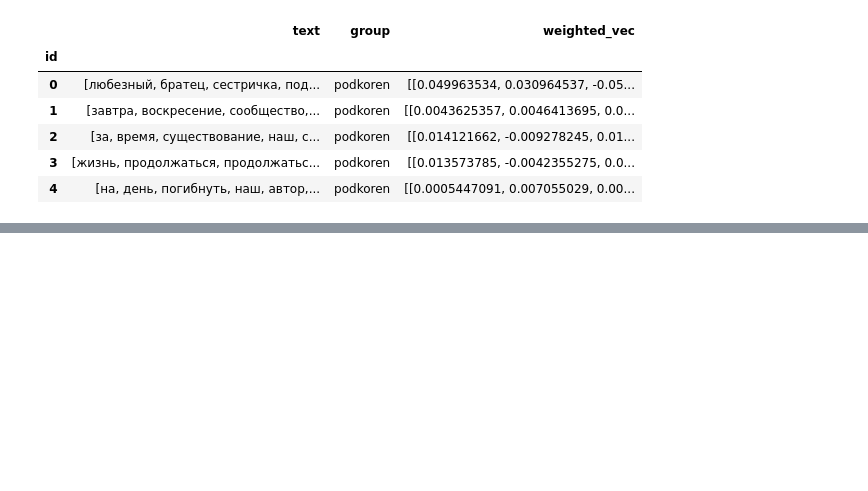
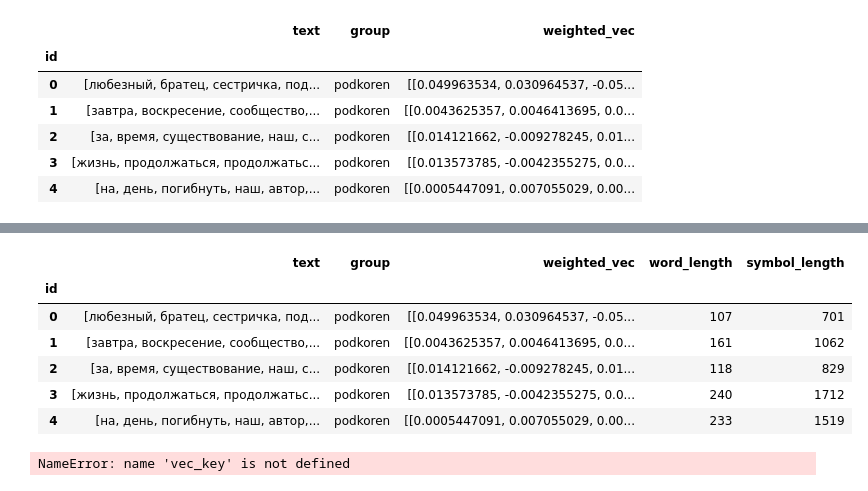
Before and after one commit to leramorozova/DS_Courses, a Jupyter notebook: LingvoDS_sect/DS_Project_sect.ipynb, the cells around one changed output, grey strips where cells are left out. Drawn from its saved outputs; the diff is of its cells as text; code cells hidden in the pictures; blank space fills up the shorter version.

```diff
--- a/LingvoDS_sect/DS_Project_sect.ipynb
+++ b/LingvoDS_sect/DS_Project_sect.ipynb
@@ -482,3 +482,6 @@ df.head()
 | 2 | [за, время, существование, наш, с... | podkoren | [[0.014121662, -0.009278245, 0.01... |
 | 3 | [жизнь, продолжаться, продолжатьс... | podkoren | [[0.013573785, -0.0042355275, 0.0... |
 | 4 | [на, день, погибнуть, наш, автор,... | podkoren | [[0.0005447091, 0.007055029, 0.00... |
+# %%
+df['word_length'] = pd.Series([len(doc) for doc in df["text"]], index=df.index)
+df.head()
@@ -484,0 +496,38 @@ df.head()
+# %%
+def symbol_length(doc):
+    length = 0
+    for word in doc:
+        length += len(word)
+    return length
+
+df['symbol_length'] = pd.Series([symbol_length(doc) for doc in df["text"]], index=df.index)
+df.head()
+# %% [output]
+|  | text | group | weighted_vec | word_length | symbol_length |
+| id |  |  |  |  |  |
+| 0 | [любезный, братец, сестричка, под... | podkoren | [[0.049963534, 0.030964537, -0.05... | 107 | 701 |
+| 1 | [завтра, воскресение, сообщество,... | podkoren | [[0.0043625357, 0.0046413695, 0.0... | 161 | 1062 |
+| 2 | [за, время, существование, наш, с... | podkoren | [[0.014121662, -0.009278245, 0.01... | 118 | 829 |
+| 3 | [жизнь, продолжаться, продолжатьс... | podkoren | [[0.013573785, -0.0042355275, 0.0... | 240 | 1712 |
+| 4 | [на, день, погибнуть, наш, автор,... | podkoren | [[0.0005447091, 0.007055029, 0.00... | 233 | 1519 |
+# %%
+def max_idf(vec):
+    ret = 0
+    for key in vec:
+        if vec[key] > ret:
+            ret = vec_key
+    return ret
+
+def min_idf(vec):
+    ret = 0
+    for key in vec:
+        if vec[key] < ret:
+            ret = vec_key
+    return ret
+
+df['max_idf'] = pd.Series([max_idf(vec) for vec in vectors], index=df.index)
+df['min_idf'] = pd.Series([min_idf(vec) for vec in vectors], index=df.index)
+
+df.head()
+# %% [output]
+NameError: name 'vec_key' is not defined
```
Also changed, not shown: parts of 1 cell of this notebook.
